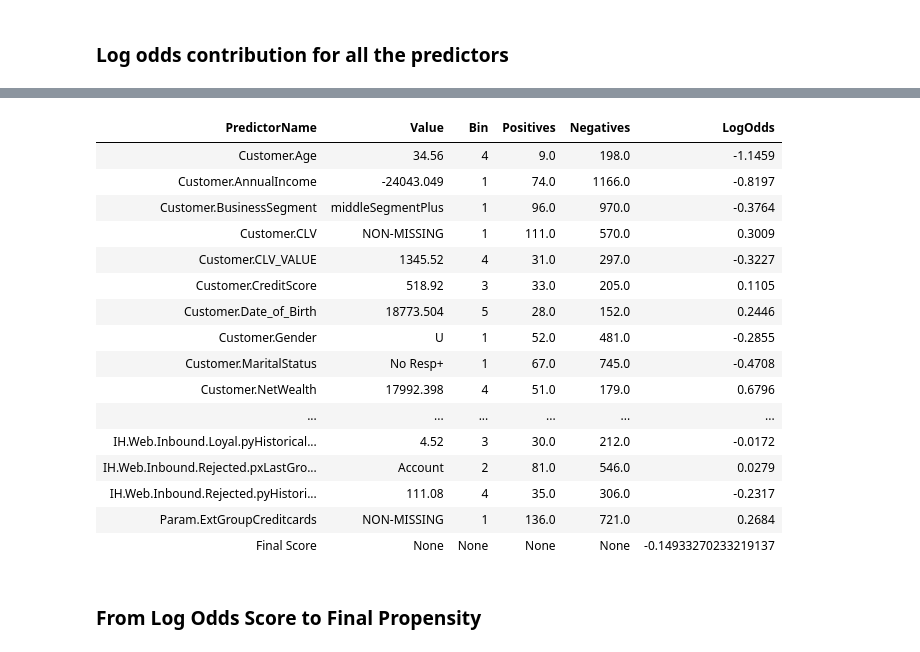
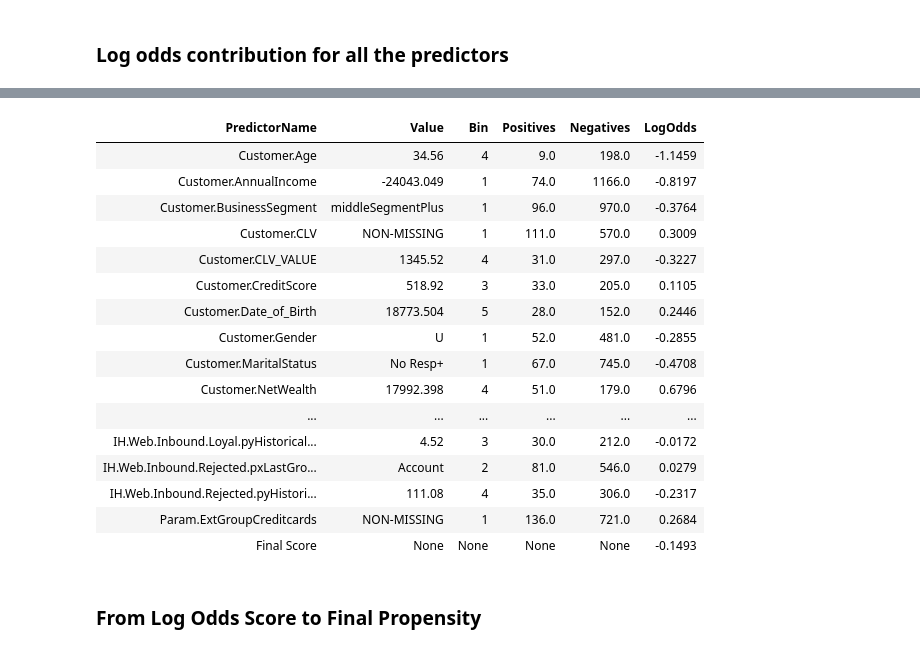
Before and after one commit to pegasystems/pega-datascientist-tools, a Jupyter notebook: dev/articles/ADMExplained.ipynb, the cells around one changed output, grey strips where cells are left out. Cells and saved outputs as stored; diff of their text form; code cells hidden in the pictures.

```diff
--- a/dev/articles/ADMExplained.ipynb
+++ b/dev/articles/ADMExplained.ipynb
@@ -30,7 +30,7 @@ from pdstools import datasets
 from pdstools.utils import cdh_utils
 # %%
 model_name = "AutoNew84Months"
-predictor_name = "Customer.NetWealth"
+predictor_name = "IH.Email.Outbound.Accepted.pyHistoricalOutcomeCount"
 channel = "Web"
 # %% [markdown]
 For the example we pick one particular model over a channel.
@@ -370,38 +356,0 @@ This function is implemented in cdh_utils: [cdh_utils.auc_from_bincounts()](http
-# %%
-pos = binning_derived.get_column("Positives")
-neg = binning_derived.get_column("Negatives")
-probs = binning_derived.get_column("Propensity")
-order = probs.arg_sort()
-FPR = pl.Series([0.0], dtype=pl.Float32).extend(neg[order].cum_sum() / neg[order].sum())
-TPR = pl.Series([0.0], dtype=pl.Float32).extend(pos[order].cum_sum() / pos[order].sum())
-if TPR[1] < 1 - FPR[1]:
-    FPR, TPR = TPR, FPR
-# %%
-pos = binning_derived.get_column("Positives").to_numpy()
-neg = binning_derived.get_column("Negatives").to_numpy()
-probs = binning_derived.get_column("Propensity").to_numpy()
-order = np.argsort(probs)
-
-FPR = np.cumsum(neg[order]) / np.sum(neg[order])
-TPR = np.cumsum(pos[order]) / np.sum(pos[order])
-TPR = np.insert(TPR, 0, 0, axis=0)
-FPR = np.insert(FPR, 0, 0, axis=0)
-# Checking whether classifier labels are correct
-if TPR[1] < 1 - FPR[1]:
-    temp = FPR
-    FPR = TPR
-    TPR = temp
-auc = cdh_utils.auc_from_bincounts(pos=pos, neg=neg, probs=probs)
-
-fig = px.line(
-    x=[1 - x for x in FPR],
-    y=TPR,
-    labels=dict(x="Specificity", y="Sensitivity"),
-    title=f"AUC = {auc.round(3)}",
-    width=700,
-    height=700,
-    range_x=[1, 0],
-    template="none",
-)
-fig.add_shape(type="line", line=dict(dash="dash"), x0=1, x1=0, y0=0, y1=1)
-fig.show()
@@ -625,35 +649,35 @@ propensity_mapping = df.vstack(
                 ["Final Score"]
                 + [None] * 4
                 + [(df["LogOdds"].sum() + classifierLogOffset) / (len(df) + 1)],
             )
         ),
         schema=df.schema,
     )
-)
+).with_columns(pl.col("LogOdds").round(4))
 
 GT(propensity_mapping).tab_style(
     style=style.text(weight="bold"), locations=loc.body(columns="PredictorName")
 ).tab_style(
     style=style.text(color="blue"), locations=loc.body(columns=["LogOdds"])
 ).tab_options(table_margin_left=0)
 # %% [output]
 | PredictorName | Value | Bin | Positives | Negatives | LogOdds |
 | Customer.Age | 34.56 | 4 | 9.0 | 198.0 | -1.1459 |
 | Customer.AnnualIncome | -24043.049 | 1 | 74.0 | 1166.0 | -0.8197 |
 | Customer.BusinessSegment | middleSegmentPlus | 1 | 96.0 | 970.0 | -0.3764 |
 | Customer.CLV | NON-MISSING | 1 | 111.0 | 570.0 | 0.3009 |
 | Customer.CLV_VALUE | 1345.52 | 4 | 31.0 | 297.0 | -0.3227 |
 | Customer.CreditScore | 518.92 | 3 | 33.0 | 205.0 | 0.1105 |
 | Customer.Date_of_Birth | 18773.504 | 5 | 28.0 | 152.0 | 0.2446 |
 | Customer.Gender | U | 1 | 52.0 | 481.0 | -0.2855 |
 | Customer.MaritalStatus | No Resp+ | 1 | 67.0 | 745.0 | -0.4708 |
 | Customer.NetWealth | 17992.398 | 4 | 51.0 | 179.0 | 0.6796 |
 | ... | ... | ... | ... | ... | ... |
 | IH.Web.Inbound.Loyal.pyHistorical... | 4.52 | 3 | 30.0 | 212.0 | -0.0172 |
 | IH.Web.Inbound.Rejected.pxLastGro... | Account | 2 | 81.0 | 546.0 | 0.0279 |
 | IH.Web.Inbound.Rejected.pyHistori... | 111.08 | 4 | 35.0 | 306.0 | -0.2317 |
 | Param.ExtGroupCreditcards | NON-MISSING | 1 | 136.0 | 721.0 | 0.2684 |
-| Final Score | None | None | None | None | -0.14933270233219137 |
+| Final Score | None | None | None | None | -0.1493 |
 # %% [markdown]
 ### From Log Odds Score to Final Propensity
 # %% [markdown]
```
Also changed, not shown: parts of 21 cells of this notebook, 27 other files.
